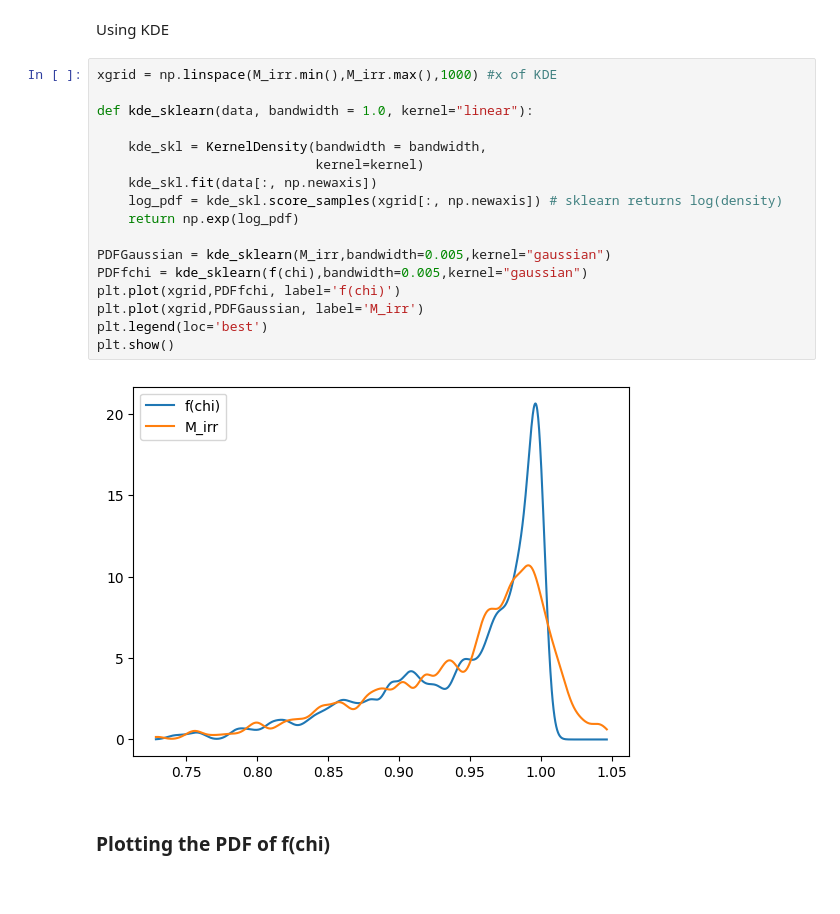
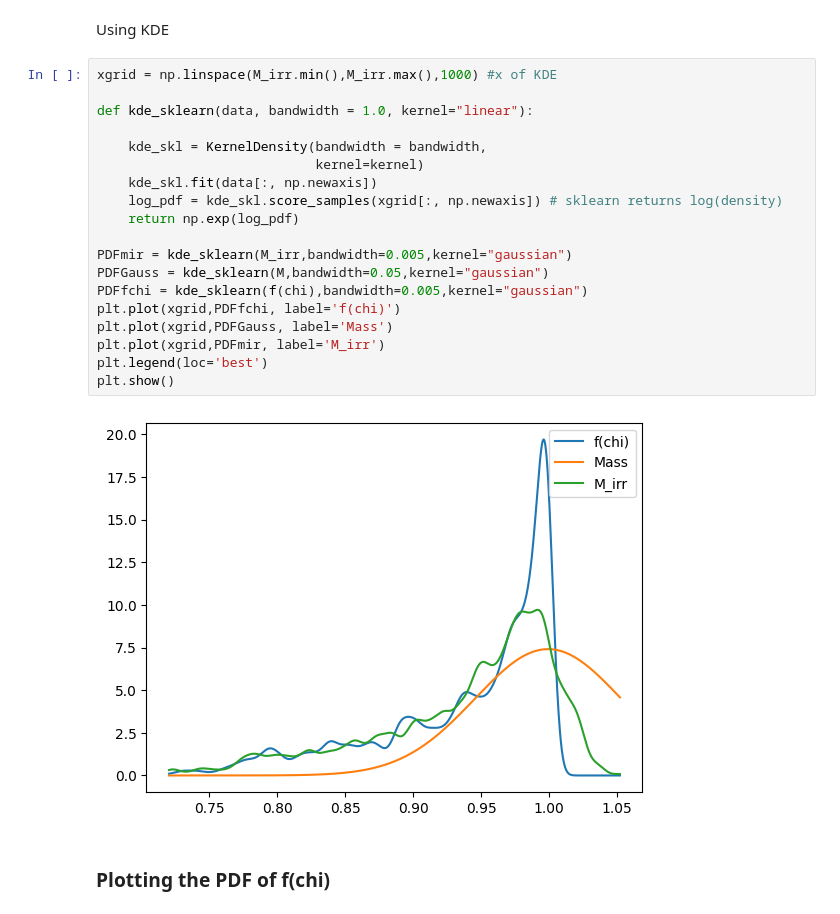
Before and after one commit to Sofiadossena/astrostatistics_bicocca_2025, a Jupyter notebook: working/Bhmass.ipynb, the cells around one changed output. Drawn from its saved outputs; the diff is of its cells as text.

```diff
--- a/working/Bhmass.ipynb
+++ b/working/Bhmass.ipynb
@@ -27,22 +55,24 @@ Using KDE
 # %%
 xgrid = np.linspace(M_irr.min(),M_irr.max(),1000) #x of KDE
 
 def kde_sklearn(data, bandwidth = 1.0, kernel="linear"):
 
     kde_skl = KernelDensity(bandwidth = bandwidth,
                             kernel=kernel)
     kde_skl.fit(data[:, np.newaxis])
     log_pdf = kde_skl.score_samples(xgrid[:, np.newaxis]) # sklearn returns log(density)
     return np.exp(log_pdf)
 
-PDFGaussian = kde_sklearn(M_irr,bandwidth=0.005,kernel="gaussian")
+PDFmir = kde_sklearn(M_irr,bandwidth=0.005,kernel="gaussian")
+PDFGauss = kde_sklearn(M,bandwidth=0.05,kernel="gaussian")
 PDFfchi = kde_sklearn(f(chi),bandwidth=0.005,kernel="gaussian")
 plt.plot(xgrid,PDFfchi, label='f(chi)')
-plt.plot(xgrid,PDFGaussian, label='M_irr')
+plt.plot(xgrid,PDFGauss, label='Mass')
+plt.plot(xgrid,PDFmir, label='M_irr')
 plt.legend(loc='best')
 plt.show()
 # %% [output]
-[figure, old version]
+[figure, new version]
 # %% [markdown]
 ### Plotting the PDF of f(chi)
 # %%
```
Also changed, not shown: parts of 6 cells of this notebook.
